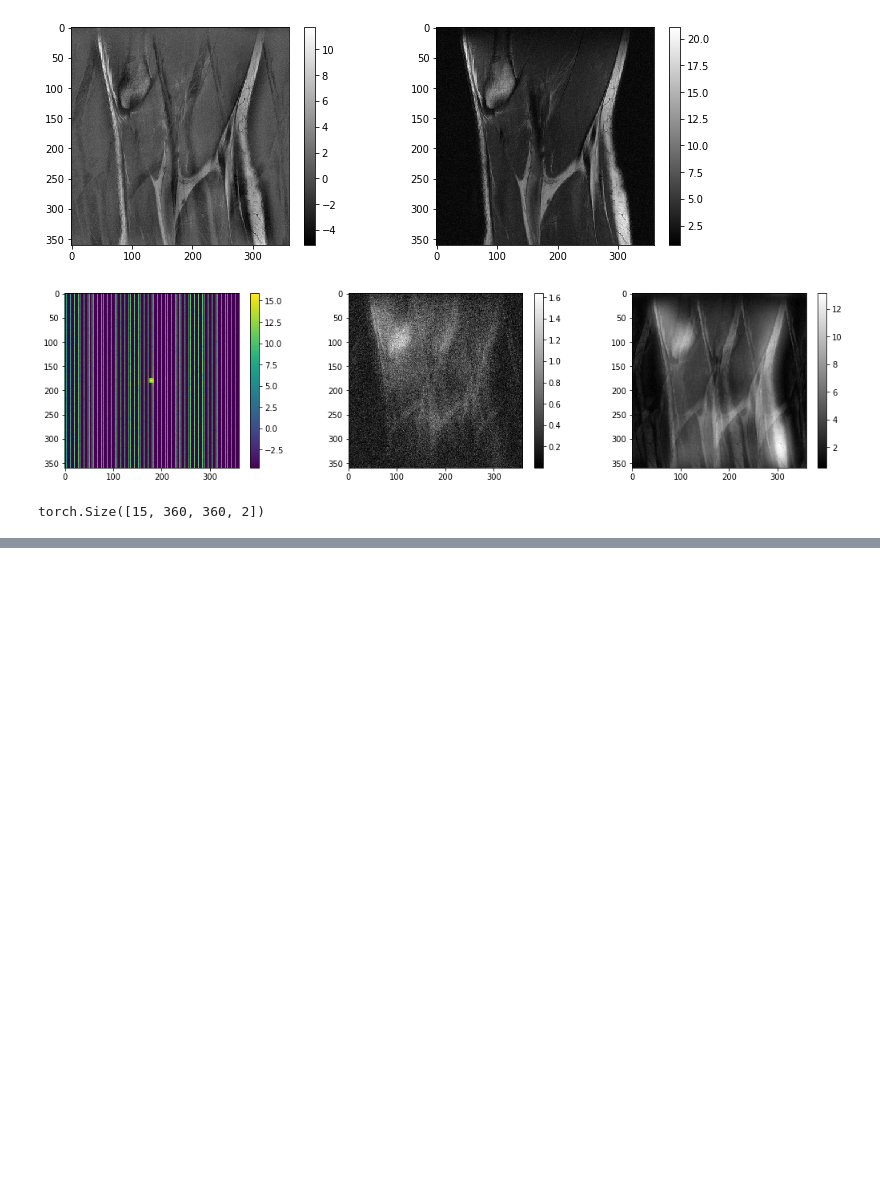
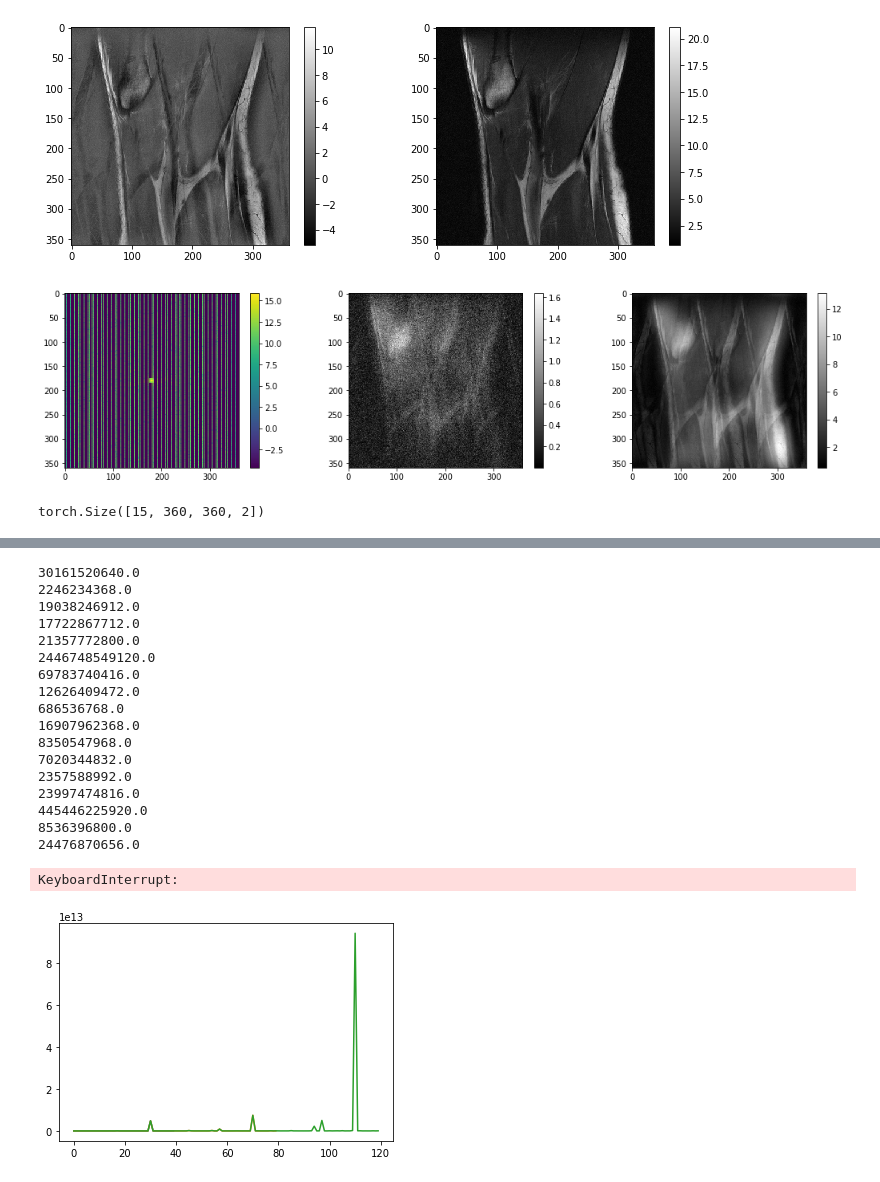
Before and after one commit to amritkumar9595/fastMRI, a Jupyter notebook: square.ipynb, the cells around one changed output, grey strips where cells are left out. Cells and saved outputs as stored; diff of their text form; code cells hidden in the pictures; blank space fills up the shorter version.

```diff
--- a/square.ipynb
+++ b/square.ipynb
@@ -276,0 +340,26 @@ torch.Size([15, 360, 360, 2])
+# %%
+from pathlib import Path
+from collections import namedtuple
+args = {'center_fractions':[0.08],'accelerations':[4],'challenge':'multicoil',
+       'data_path':Path('../multicoil_val/multicoil_train2/'),
+       'resolution':360,
+       'sample_rate':0.02,
+       'batch_size':1,
+        'device':'cuda',
+        'data_parallel':False,
+        'residual':False,
+        'dcblock':False,
+        'in_chans':1,
+        'out_chans':1,
+        'num_chans':32,
+        'report_interval': 100,
+        'num_epochs':20,
+        'num_pool_layers':4,
+        'report_interval':100,
+        'drop_prob':0
+       }
+# d_named = namedtuple("Employee", d.keys())(*d.values())
+
+argsobj = namedtuple('args',args.keys())(*args.values())
+# %%
+mdl = build_model(argsobj)
@@ -276,0 +382,20 @@ torch.Size([15, 360, 360, 2])
+# %%
+mdl.train()
+optim = torch.optim.Adam(mdl.parameters())
+v = []
+for ep in tqdm(range(20)):
+    for iter, data in enumerate(train_loader):
+        if iter%11 == 0:
+            continue
+
+        ksp, _, im, _, _ = data
+        ksp_shifted = T.ifftshift(ksp,dim=(-2,-1))
+        output = mdl(ksp_shifted.cuda())
+        loss = F.mse_loss(output,im.cuda(),reduction='mean')
+        if iter%100==0:
+            print(loss.item())
+            v.append(loss.item())
+        loss.backward()
+        optim.step()
+    plt.plot(np.array(v))
+# %% [output]
@@ -276,0 +453,19 @@ torch.Size([15, 360, 360, 2])
+30161520640.0
+2246234368.0
+19038246912.0
+17722867712.0
+21357772800.0
+2446748549120.0
+69783740416.0
+12626409472.0
+686536768.0
+16907962368.0
+8350547968.0
+7020344832.0
+2357588992.0
+23997474816.0
+445446225920.0
+8536396800.0
+24476870656.0
+KeyboardInterrupt:
+[figure, added]
```
Also changed, not shown: parts of 26 cells of this notebook.
